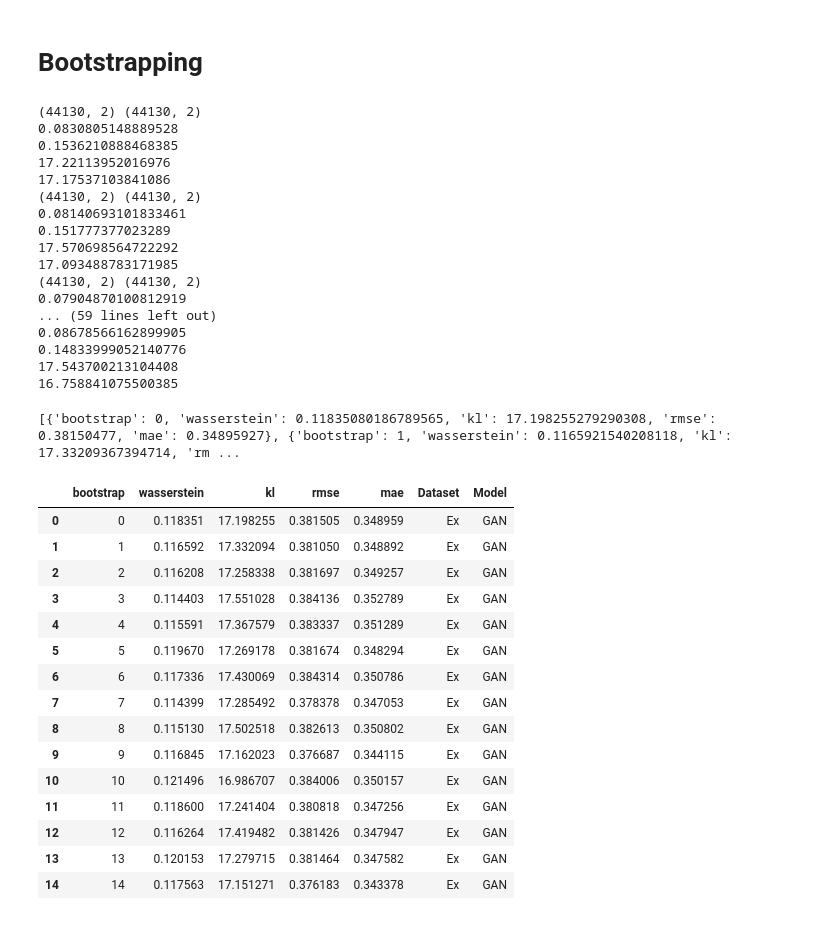
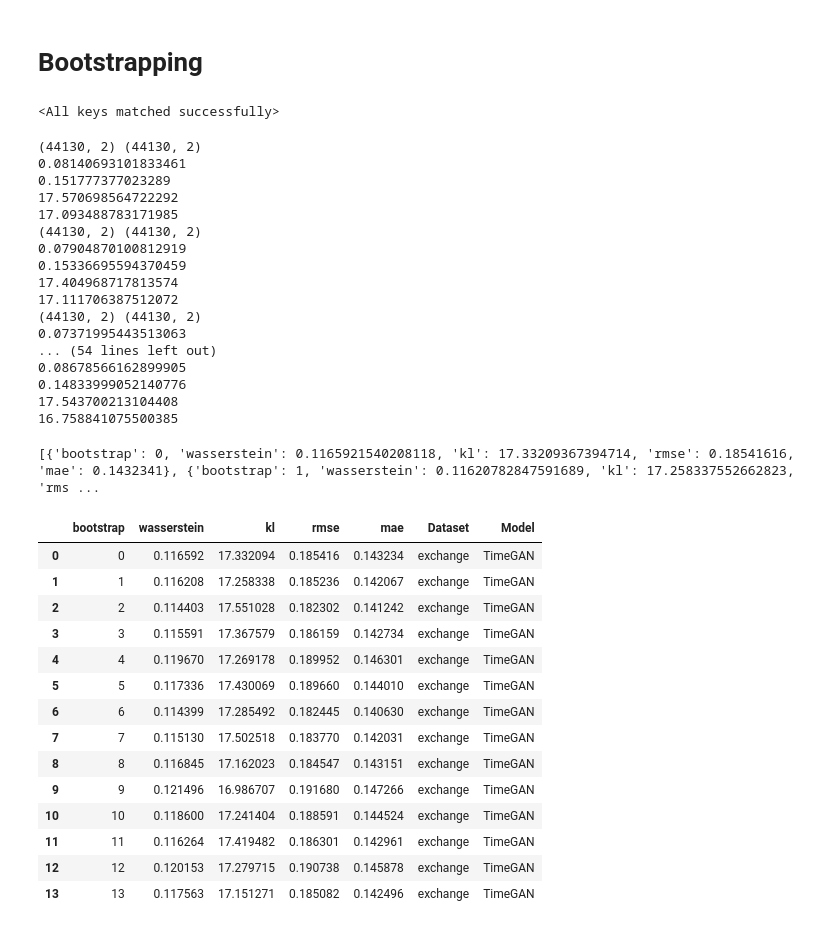
Before and after one commit to pmxfa/sp-shapely, a Jupyter notebook: sp_timegan_exchange.ipynb, the cells around one changed output. Drawn from its saved outputs; the diff is of its cells as text; code cells hidden in the pictures.

Commit message:
update bootstrap

```diff
--- a/sp_timegan_exchange.ipynb
+++ b/sp_timegan_exchange.ipynb
@@ -461,0 +462,11 @@ for epoch in range(1, EPOCHS + 1):
+# %%
+# --- ADD THESE LINES TO SAVE THE MODEL ---
+# Define a path where you want to save your model.
+# Use a meaningful name, especially for TRTR vs. TSTR models.
+# Example for TRTR Electricity model:
+MODEL_SAVE_PATH = '/content/drive/Shareddrives/sp_env/saved_models/LSTM/tstr_GAN_exchange.pth'
+
+# Save only the model's learned parameters (state_dict)
+torch.save(model.state_dict(), MODEL_SAVE_PATH)
+
+print(f"Model saved to: {MODEL_SAVE_PATH}")
@@ -495,6 +508,10 @@ mbb = MovingBlockBootstrap(
     block_length=config["block_length"]
 )
 boot_samples = mbb.bootstrap(real_test_array, return_indices=False)
+# %%
+model.load_state_dict(torch.load(MODEL_SAVE_PATH))
+# %% [output]
+<All keys matched successfully>
 # %%
 bootstrap_results = []
 
@@ -527,11 +544,6 @@ for b_idx, boot_real in enumerate(boot_samples):
         'mae': mae
     })
 # %% [output]
-(44130, 2) (44130, 2)
-0.0830805148889528
-0.1536210888468385
-17.22113952016976
-17.17537103841086
 (44130, 2) (44130, 2)
 0.08140693101833461
 0.151777377023289
@@ -539,7 +551,12 @@ for b_idx, boot_real in enumerate(boot_samples):
 17.093488783171985
 (44130, 2) (44130, 2)
 0.07904870100812919
-... (59 lines left out)
+0.15336695594370459
+17.404968717813574
+17.111706387512072
+(44130, 2) (44130, 2)
+0.07371995443513063
+... (54 lines left out)
 0.08678566162899905
 0.14833999052140776
 17.543700213104408
@@ -547,30 +564,29 @@ for b_idx, boot_real in enumerate(boot_samples):
 # %%
 print(bootstrap_results)
 
 # Assuming bootstrap_results is your list of dicts
 df_results = pd.DataFrame(bootstrap_results)
 
-df_results['Dataset'] = 'Ex'
-df_results['Model'] = 'GAN'
+df_results['Dataset'] = 'exchange'
+df_results['Model'] = 'TimeGAN'
 
 df_results
 # %% [output]
-[{'bootstrap': 0, 'wasserstein': 0.11835080186789565, 'kl': 17.198255279290308, 'rmse': 0.38150477, 'mae': 0.34895927}, {'bootstrap': 1, 'wasserstein': 0.1165921540208118, 'kl': 17.33209367394714, 'rm ...
+[{'bootstrap': 0, 'wasserstein': 0.1165921540208118, 'kl': 17.33209367394714, 'rmse': 0.18541616, 'mae': 0.1432341}, {'bootstrap': 1, 'wasserstein': 0.11620782847591689, 'kl': 17.258337552662823, 'rms ...
 |  | bootstrap | wasserstein | kl | rmse | mae | Dataset | Model |
-| 0 | 0 | 0.118351 | 17.198255 | 0.381505 | 0.348959 | Ex | GAN |
-| 1 | 1 | 0.116592 | 17.332094 | 0.381050 | 0.348892 | Ex | GAN |
-| 2 | 2 | 0.116208 | 17.258338 | 0.381697 | 0.349257 | Ex | GAN |
-| 3 | 3 | 0.114403 | 17.551028 | 0.384136 | 0.352789 | Ex | GAN |
-| 4 | 4 | 0.115591 | 17.367579 | 0.383337 | 0.351289 | Ex | GAN |
-| 5 | 5 | 0.119670 | 17.269178 | 0.381674 | 0.348294 | Ex | GAN |
-| 6 | 6 | 0.117336 | 17.430069 | 0.384314 | 0.350786 | Ex | GAN |
-| 7 | 7 | 0.114399 | 17.285492 | 0.378378 | 0.347053 | Ex | GAN |
-| 8 | 8 | 0.115130 | 17.502518 | 0.382613 | 0.350802 | Ex | GAN |
-| 9 | 9 | 0.116845 | 17.162023 | 0.376687 | 0.344115 | Ex | GAN |
-| 10 | 10 | 0.121496 | 16.986707 | 0.384006 | 0.350157 | Ex | GAN |
-| 11 | 11 | 0.118600 | 17.241404 | 0.380818 | 0.347256 | Ex | GAN |
-| 12 | 12 | 0.116264 | 17.419482 | 0.381426 | 0.347947 | Ex | GAN |
-| 13 | 13 | 0.120153 | 17.279715 | 0.381464 | 0.347582 | Ex | GAN |
-| 14 | 14 | 0.117563 | 17.151271 | 0.376183 | 0.343378 | Ex | GAN |
+| 0 | 0 | 0.116592 | 17.332094 | 0.185416 | 0.143234 | exchange | TimeGAN |
+| 1 | 1 | 0.116208 | 17.258338 | 0.185236 | 0.142067 | exchange | TimeGAN |
+| 2 | 2 | 0.114403 | 17.551028 | 0.182302 | 0.141242 | exchange | TimeGAN |
+| 3 | 3 | 0.115591 | 17.367579 | 0.186159 | 0.142734 | exchange | TimeGAN |
+| 4 | 4 | 0.119670 | 17.269178 | 0.189952 | 0.146301 | exchange | TimeGAN |
+| 5 | 5 | 0.117336 | 17.430069 | 0.189660 | 0.144010 | exchange | TimeGAN |
+| 6 | 6 | 0.114399 | 17.285492 | 0.182445 | 0.140630 | exchange | TimeGAN |
+| 7 | 7 | 0.115130 | 17.502518 | 0.183770 | 0.142031 | exchange | TimeGAN |
+| 8 | 8 | 0.116845 | 17.162023 | 0.184547 | 0.143151 | exchange | TimeGAN |
+| 9 | 9 | 0.121496 | 16.986707 | 0.191680 | 0.147266 | exchange | TimeGAN |
+| 10 | 10 | 0.118600 | 17.241404 | 0.188591 | 0.144524 | exchange | TimeGAN |
+| 11 | 11 | 0.116264 | 17.419482 | 0.186301 | 0.142961 | exchange | TimeGAN |
+| 12 | 12 | 0.120153 | 17.279715 | 0.190738 | 0.145878 | exchange | TimeGAN |
+| 13 | 13 | 0.117563 | 17.151271 | 0.185082 | 0.142496 | exchange | TimeGAN |
 # %%
 summary_row = {
```
Also changed, not shown: parts of 8 cells of this notebook.
